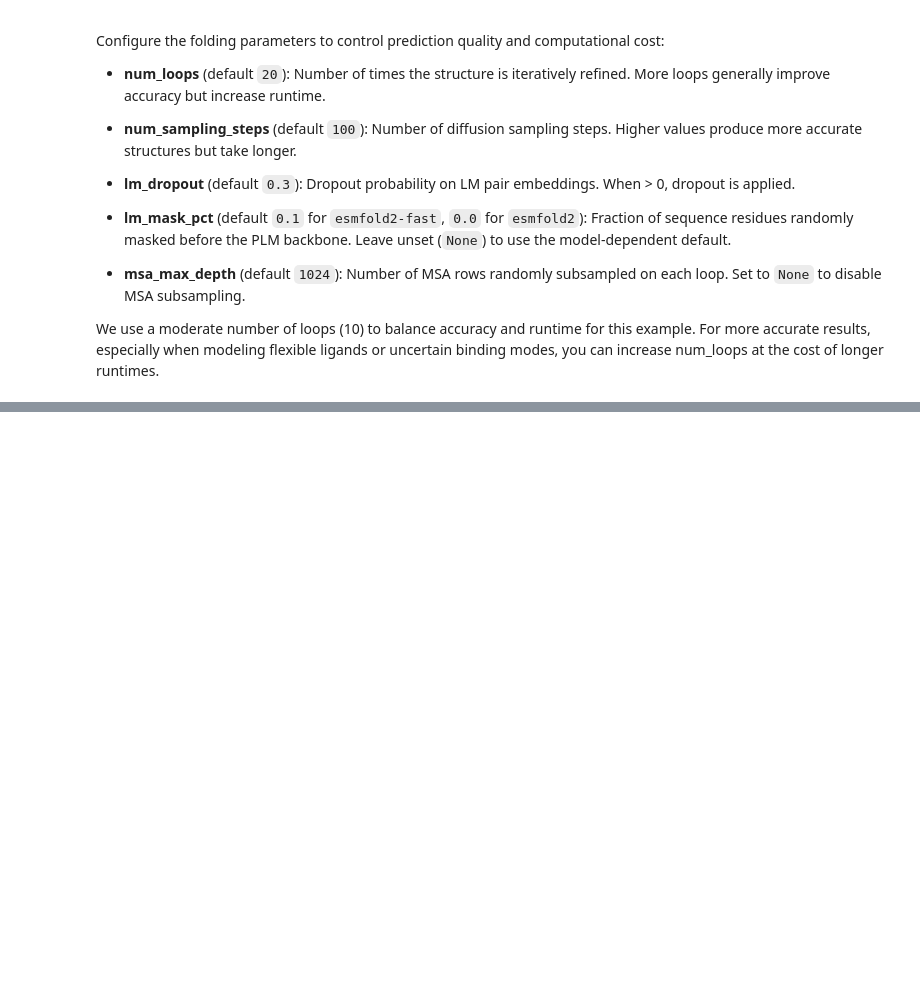
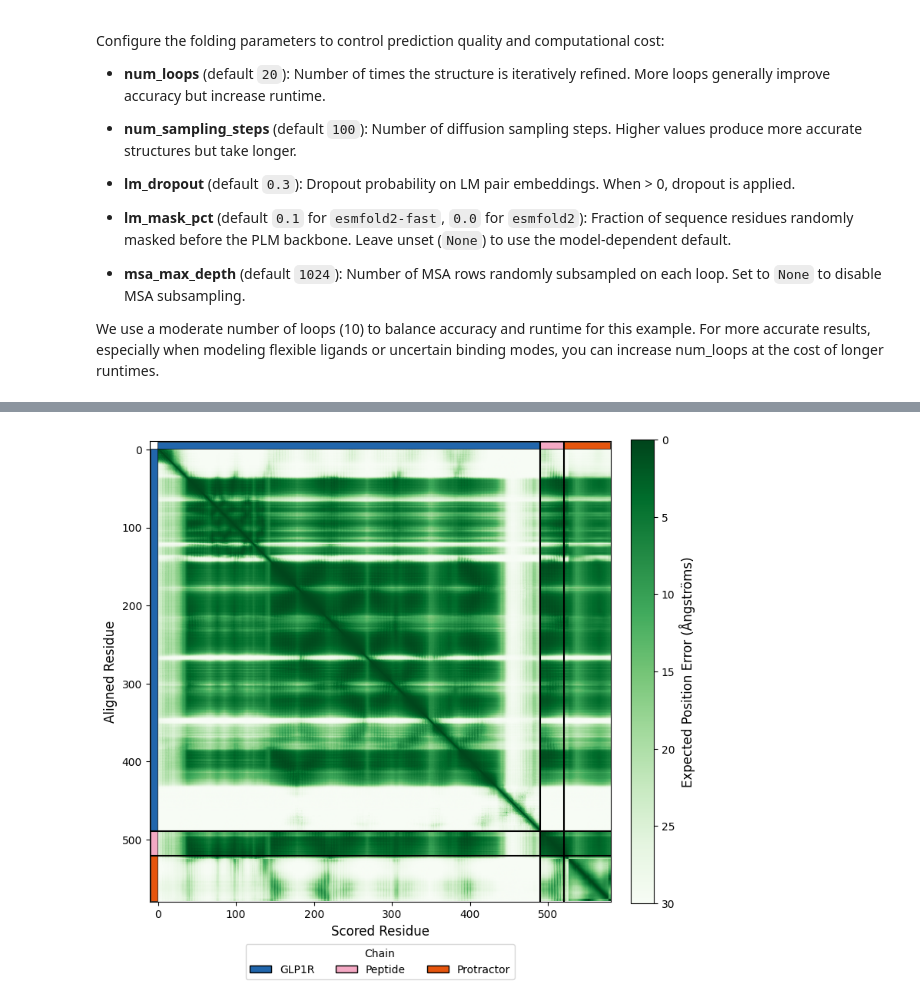
Before and after one commit to SanjiKun-Santhosh/PCMN, a Jupyter notebook: cookbook/tutorials/esmfold2.ipynb, the cells around one changed output, grey strips where cells are left out. Drawn from its saved outputs; the diff is of its cells as text; code cells hidden in the pictures; blank space fills up the shorter version.

```diff
--- a/cookbook/tutorials/esmfold2.ipynb
+++ b/cookbook/tutorials/esmfold2.ipynb
@@ -248,0 +343,10 @@ Structure successfully written to Hit1_AcKRS3.cif!
+# %%
+def get_protractor_smiles() -> str:
+    # "Protractor" refers to Novo Nordisk's fatty acid linker technology used in semaglutide.
+    # This SMILES is a representative structure inspired by semaglutide's linker design,
+    # not the exact compound. For the precise semaglutide structure, see PDB 7KI0 or the FDA label.
+    # First atom (index 0) is the carbonyl carbon used for attachment to the peptide.
+    return "C(=O)(CCOCCOCC(=O)NCCOCCOCCNCC(=O)N[C@@H](CCC(=O)NCCCCCCCCCCCCCCCCCC(=O)O)C(=O)O)"
+
+
+ligand = input_builder.LigandInput(id="C", ccd=None, smiles=get_protractor_smiles())
@@ -248,0 +386,13 @@ Structure successfully written to Hit1_AcKRS3.cif!
+# %%
+bond = input_builder.CovalentBond(
+    chain_id1="B", res_idx1=lys_idx, atom_idx1=8, chain_id2="C", res_idx2=0, atom_idx2=0
+)
+
+complex_inputs = input_builder.StructurePredictionInput(
+    sequences=[receptor, peptide, ligand], covalent_bonds=[bond]
+)
+
+complex_structure = client.fold_all_atom(complex_inputs, config=config)
+
+with open("glp1r_semaglutide.cif", "w") as f:
+    f.write(complex_structure.complex.to_mmcif())
@@ -271,0 +433,15 @@ show_dual_viewer(
+# %%
+pae = complex_structure.pae.cpu().numpy()
+len_receptor = len(receptor_sequence)
+len_peptide = len(peptide_sequence)
+
+plot_pae(
+    pae,
+    chains=[
+        (0, len_receptor, "GLP1R", "#2166ac"),
+        (len_receptor, len_receptor + len_peptide, "Peptide", "#f4a9c4"),
+        (len_receptor + len_peptide, pae.shape[0], "Protractor", "#e6550d"),
+    ],
+)
+# %% [output]
+[figure, added]
```
Also changed, not shown: parts of 25 cells of this notebook.
